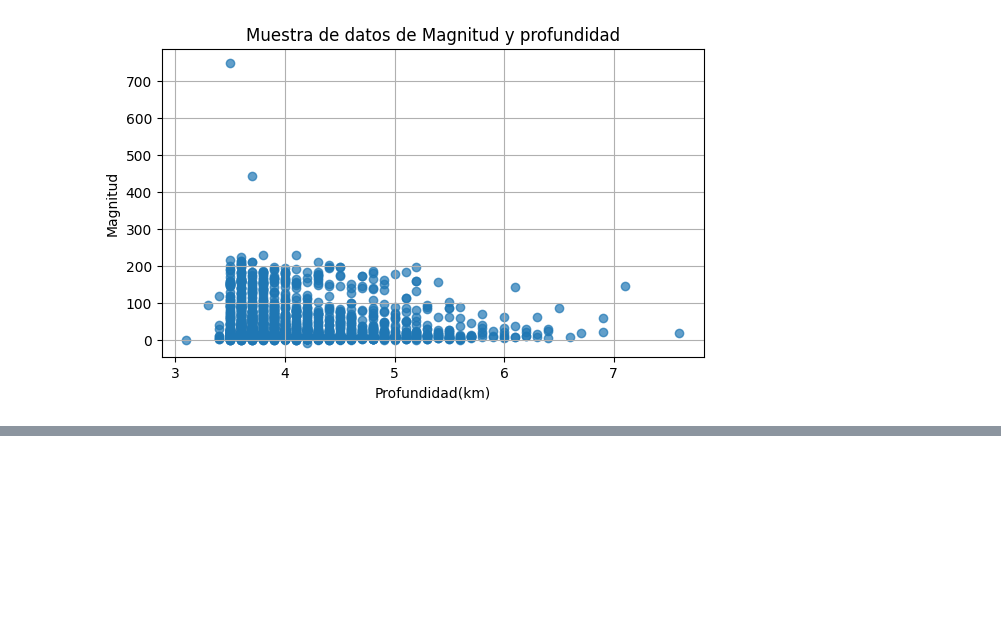
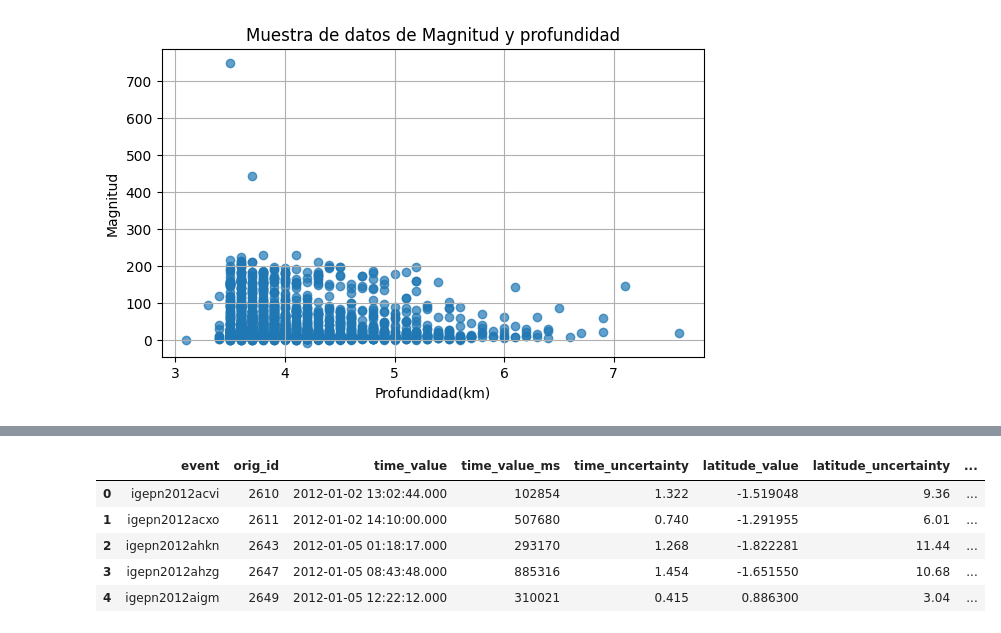
Before and after one commit to nandobpc/Seminario-Grupo10-Definitivo, a Jupyter notebook: script_prueba/exploracion.ipynb, the cells around one changed output, grey strips where cells are left out. Cells and saved outputs as stored; diff of their text form; code cells hidden in the pictures; blank space fills up the shorter version.

Commit message:
Tables

```diff
--- a/script_prueba/exploracion.ipynb
+++ b/script_prueba/exploracion.ipynb
@@ -57,3 +59,88 @@ plt.grid(True)
 plt.show()
 # %% [output]
 [figure]
+# %%
+
+# %%
+import pandas as pd
+import plotly.express as px
+from pathlib import Path
+
+# ======= 1️⃣ Cargar los datos =======
+ruta_datos = Path("../data/cat_origen_2012-jul2025.txt")
+
+if not ruta_datos.exists():
+    raise FileNotFoundError(f"No se encontró el archivo en la ruta: {ruta_datos.resolve()}")
+
+# Leer los datos, omitiendo comentarios y líneas en blanco
+catalogo = pd.read_csv(ruta_datos, comment="#", skip_blank_lines=True)
+catalogo.columns = catalogo.columns.str.strip()  # eliminar espacios en los nombres de columnas
+
+print("✅ Datos cargados correctamente:", catalogo.shape)
+display(catalogo.head())
+
+# %%
+# ======= 2️⃣ Función de visualización =======
+def graficar_datos(catalogo):
+    """
+    Genera visualizaciones interactivas del catálogo sísmico:
+    1. Mapa de eventos sísmicos
+    2. Histograma de magnitudes
+    3. Dispersión magnitud vs profundidad
+    """
+    # Quitar espacios por seguridad
+    catalogo.columns = catalogo.columns.str.strip()
+
+    # Convertir columnas numéricas (por si hay errores)
+    for col in ["latitude_value", "longitude_value", "depth_value", "magnitude_value_P"]:
+        if col in catalogo.columns:
+            catalogo[col] = pd.to_numeric(catalogo[col], errors="coerce")
+
+    # Eliminar filas con valores faltantes en lat/lon/magnitud
+    catalogo = catalogo.dropna(subset=["latitude_value", "longitude_value", "magnitude_value_P"])
+
+    # ======= 🌍 1. Mapa de eventos sísmicos =======
+    fig_mapa = px.scatter_geo(
+        catalogo,
+        lat="latitude_value",
+        lon="longitude_value",
+        color="magnitude_value_P",
+        hover_name="event" if "event" in catalogo.columns else None,
+        size="magnitude_value_P",
+        color_continuous_scale="Turbo",
+        title="🌍 Mapa de eventos sísmicos (Magnitud y ubicación)",
+        projection="natural earth"
+    )
+    fig_mapa.update_layout(height=500)
+    fig_mapa.show()
+
+    # ======= 📊 2. Histograma de magnitudes =======
+    fig_mag = px.histogram(
+        catalogo,
+        x="magnitude_value_P",
+        nbins=40,
+        title="📊 Distribución de magnitudes",
+        color_discrete_sequence=["indianred"]
+    )
+    fig_mag.update_layout(height=400)
+    fig_mag.show()
+
+    # ======= 📉 3. Dispersión Magnitud vs Profundidad =======
+    fig_disp = px.scatter(
+        catalogo,
+        x="depth_value",
+        y="magnitude_value_P",
+        color="magnitude_value_P",
+        color_continuous_scale="Viridis",
+        title="📉 Relación entre profundidad y magnitud",
+        labels={"depth_value": "Profundidad (km)", "magnitude_value_P": "Magnitud"}
+    )
+    fig_disp.update_layout(height=450)
+    fig_disp.show()
+
+    print("✅ Visualizaciones generadas con éxito.")
+
+# %%
+# ======= 3️⃣ Llamar a la función =======
+graficar_datos(catalogo)
+# %% [output]
@@ -59,0 +148,6 @@ plt.show()
+|  | event | orig_id | time_value | time_value_ms | time_uncertainty | latitude_value | latitude_uncertainty | ... |
+| 0 | igepn2012acvi | 2610 | 2012-01-02 13:02:44.000 | 102854 | 1.322 | -1.519048 | 9.36 | ... |
+| 1 | igepn2012acxo | 2611 | 2012-01-02 14:10:00.000 | 507680 | 0.740 | -1.291955 | 6.01 | ... |
+| 2 | igepn2012ahkn | 2643 | 2012-01-05 01:18:17.000 | 293170 | 1.268 | -1.822281 | 11.44 | ... |
+| 3 | igepn2012ahzg | 2647 | 2012-01-05 08:43:48.000 | 885316 | 1.454 | -1.651550 | 10.68 | ... |
+| 4 | igepn2012aigm | 2649 | 2012-01-05 12:22:12.000 | 310021 | 0.415 | 0.886300 | 3.04 | ... |
```
Also changed, not shown: parts of 2 cells of this notebook, 3 other files.
